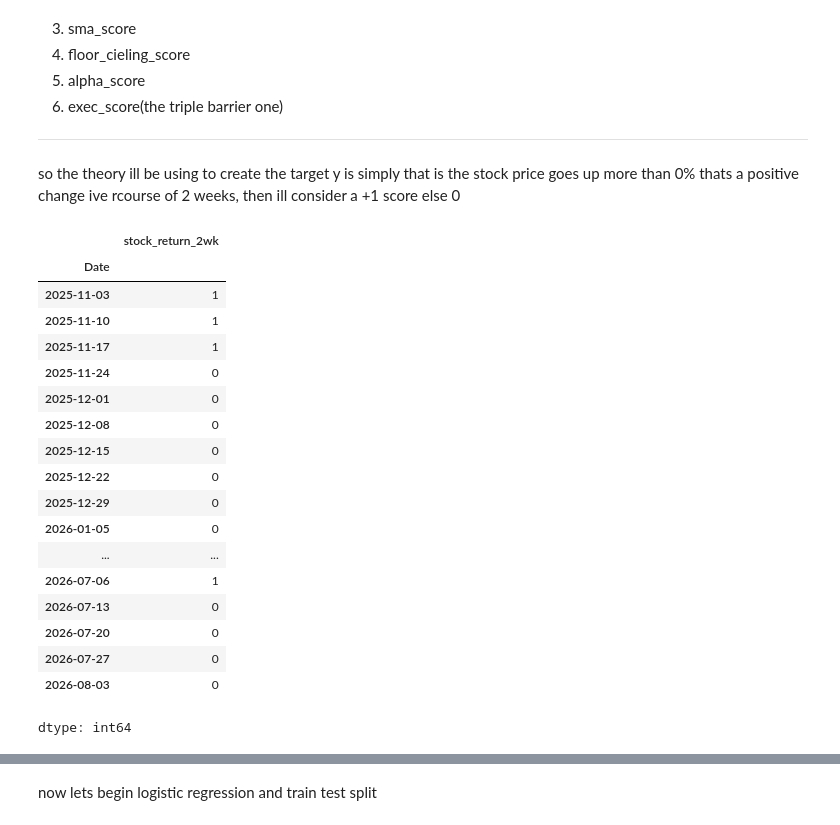
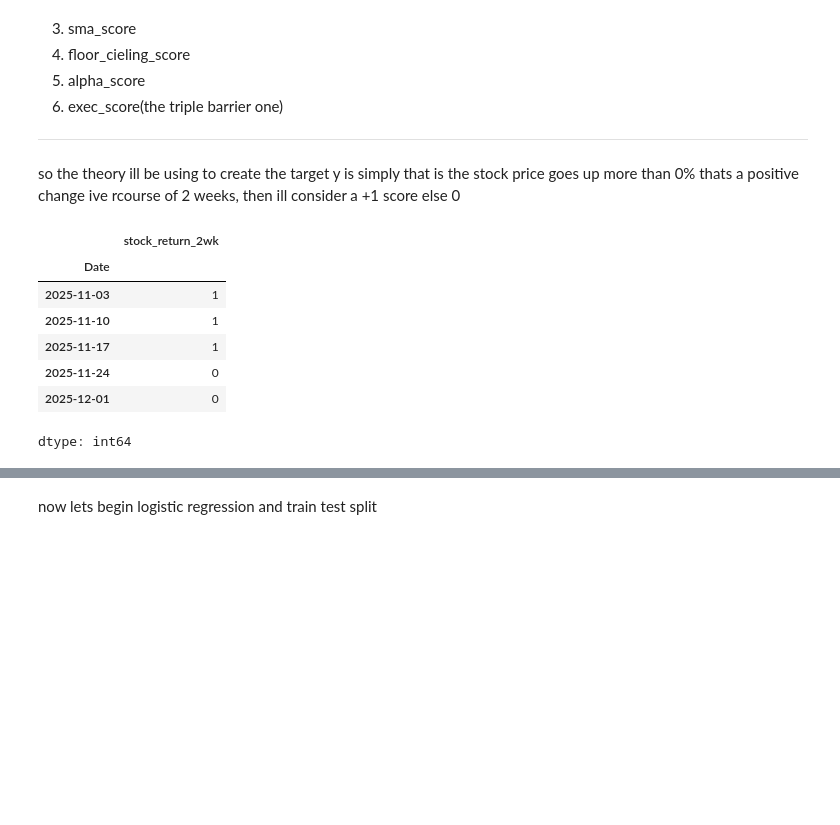
Before and after one commit to harjasjolly-create/algorithmic-stock-rating-program, a Jupyter notebook: hypothesis_verifier.ipynb, the cells around one changed output, grey strips where cells are left out. Cells and saved outputs as stored; diff of their text form; code cells hidden in the pictures; blank space fills up the shorter version.

```diff
--- a/hypothesis_verifier.ipynb
+++ b/hypothesis_verifier.ipynb
@@ -607,30 +572,19 @@ so the theory ill be using to create the target y is simply that is the stock pr
 # %%
 
 stock_data.drop(columns=['nearest resistance', 'nearest support'], inplace=True, errors='ignore')
 
 #had to do this as in case of nio resistancve or support all will be nan hence all rown will be removed
 stock_data.dropna(inplace=True)
 y=stock_data['stock_return_2wk'].apply(lambda x: 1 if x>0 else 0)
-y
+y.head()
 # %% [output]
 |  | stock_return_2wk |
 | Date |  |
 | 2025-11-03 | 1 |
 | 2025-11-10 | 1 |
 | 2025-11-17 | 1 |
 | 2025-11-24 | 0 |
 | 2025-12-01 | 0 |
-| 2025-12-08 | 0 |
-| 2025-12-15 | 0 |
-| 2025-12-22 | 0 |
-| 2025-12-29 | 0 |
-| 2026-01-05 | 0 |
-| ... | ... |
-| 2026-07-06 | 1 |
-| 2026-07-13 | 0 |
-| 2026-07-20 | 0 |
-| 2026-07-27 | 0 |
-| 2026-08-03 | 0 |
 dtype: int64
 # %%
 x=stock_data[["RSI Score","EMA Signal Score","SMA Score","floor_ceiling_score","alpha_score","exec_score"]]
```
Also changed, not shown: parts of 16 cells of this notebook.
